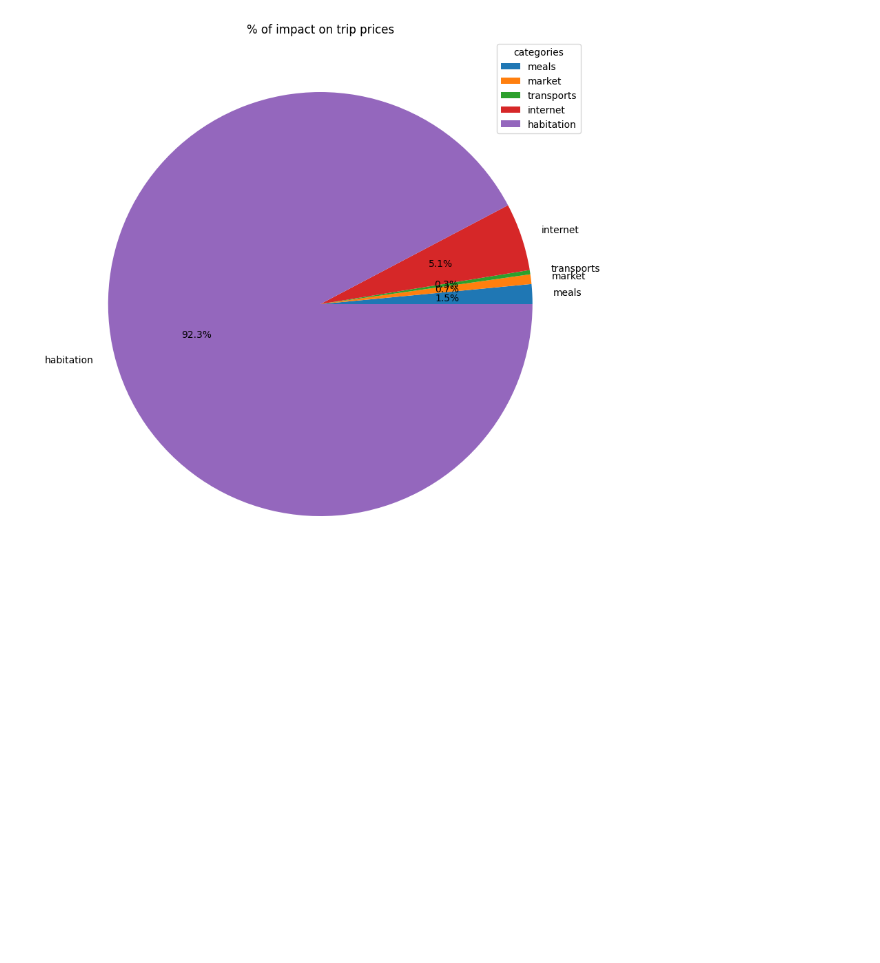
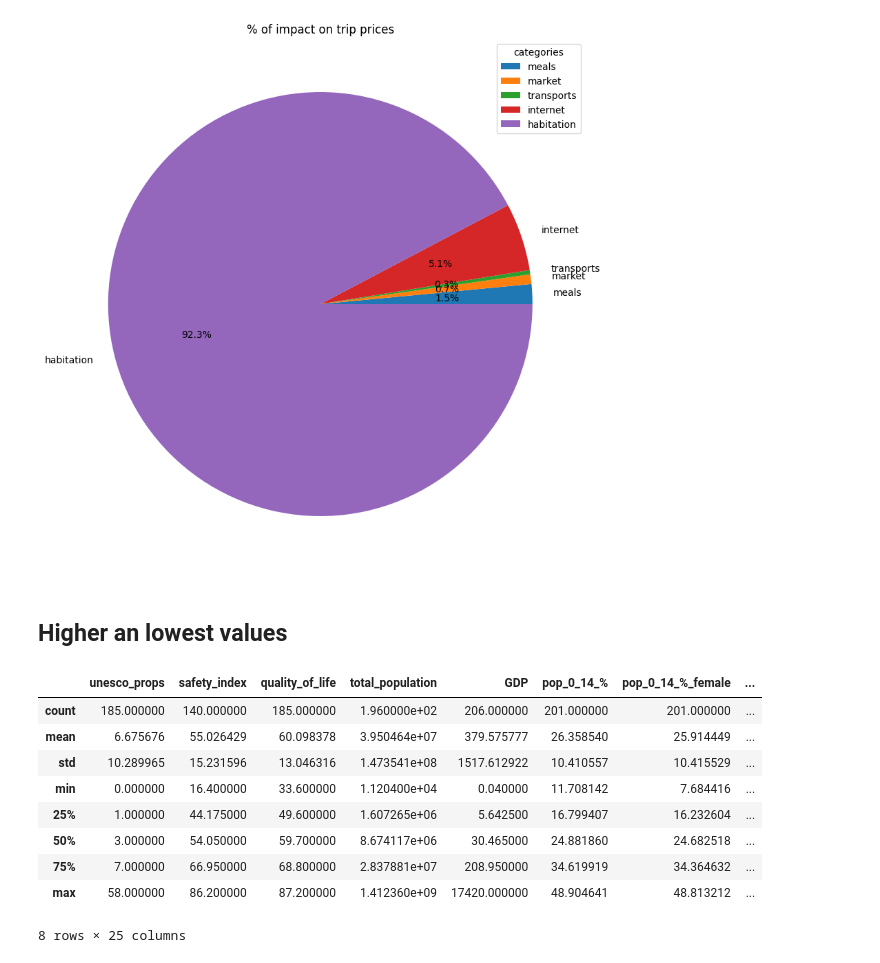
Before and after one commit to Sircarrasco/VAD.PROJETO, a Jupyter notebook: src/tst/dataset_analysis.ipynb, the cells around one changed output. Drawn from its saved outputs; the diff is of its cells as text; code cells hidden in the pictures; blank space fills up the shorter version.

```diff
--- a/src/tst/dataset_analysis.ipynb
+++ b/src/tst/dataset_analysis.ipynb
@@ -301,3 +305,20 @@ plt.title('% of impact on trip prices')
 plt.show()
 # %% [output]
 [figure]
+# %% [markdown]
+## Higher an lowest values
+# %%
+data = pd.read_csv(path)
+# %%
+data.describe()
+# %% [output]
+|  | unesco_props | safety_index | quality_of_life | total_population | GDP | pop_0_14_% | pop_0_14_%_female | ... |
+| count | 185.000000 | 140.000000 | 185.000000 | 1.960000e+02 | 206.000000 | 201.000000 | 201.000000 | ... |
+| mean | 6.675676 | 55.026429 | 60.098378 | 3.950464e+07 | 379.575777 | 26.358540 | 25.914449 | ... |
+| std | 10.289965 | 15.231596 | 13.046316 | 1.473541e+08 | 1517.612922 | 10.410557 | 10.415529 | ... |
+| min | 0.000000 | 16.400000 | 33.600000 | 1.120400e+04 | 0.040000 | 11.708142 | 7.684416 | ... |
+| 25% | 1.000000 | 44.175000 | 49.600000 | 1.607265e+06 | 5.642500 | 16.799407 | 16.232604 | ... |
+| 50% | 3.000000 | 54.050000 | 59.700000 | 8.674117e+06 | 30.465000 | 24.881860 | 24.682518 | ... |
+| 75% | 7.000000 | 66.950000 | 68.800000 | 2.837881e+07 | 208.950000 | 34.619919 | 34.364632 | ... |
+| max | 58.000000 | 86.200000 | 87.200000 | 1.412360e+09 | 17420.000000 | 48.904641 | 48.813212 | ... |
+8 rows × 25 columns
```
Also changed, not shown: parts of 3 cells of this notebook, 4 other files.
